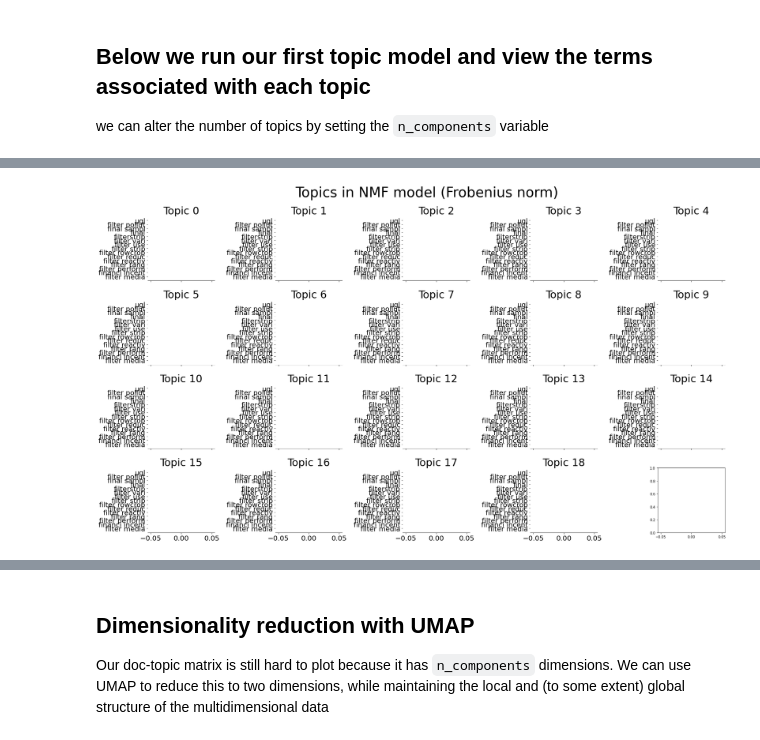
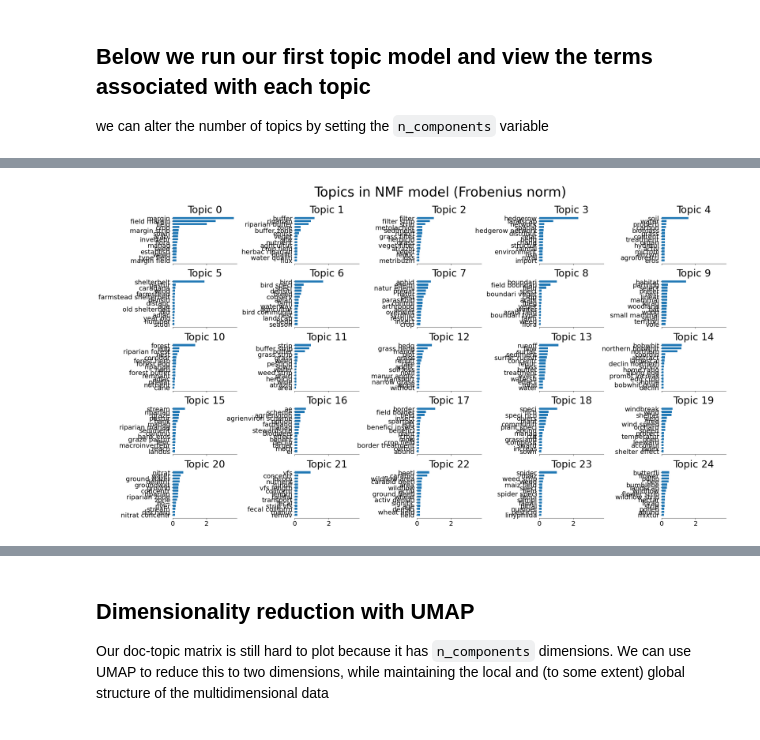
Before and after one commit to rootsandberries/weaving_buffer_strips, a Jupyter notebook: topic-model-lens.ipynb, the cells around one changed output, grey strips where cells are left out. Cells and saved outputs as stored; diff of their text form; code cells hidden in the pictures.

```diff
--- a/topic-model-lens.ipynb
+++ b/topic-model-lens.ipynb
@@ -10,7 +10,7 @@ import numpy as np
 # %% [markdown]
 ## First we load the dataset and do some cleaning
 # %%
-df = pd.read_csv('lens_bibcouple/data/20211019_rwbs_lens-export.csv')
+df = pd.read_csv('data/20211019_rwbs_lens-export.csv')
 print(df.shape)
 print(df.columns)
 
@@ -82,27 +82,30 @@ def tokenize(text):
     tokens = [i for i in tokens if len(i) > 2 and len(i) < 100]
     return tokens
 
+stemmer = SnowballStemmer("english")
+
 class snowball_stemmer(object):
     def __init__(self):
-        self.stemmer = SnowballStemmer("english")
+        self.stemmer = stemmer
+        self.stoplist = nltk.corpus.stopwords.words("english")
     def __call__(self, doc):
-        return [self.stemmer.stem(t) for t in tokenize(doc)]
+        return [self.stemmer.stem(t) for t in tokenize(doc) if t not in self.stoplist]
 
 tokenizer = snowball_stemmer()
 stoplist = set(nltk.corpus.stopwords.words("english"))
 
 # Extracting tf-idf features for NMF
 tfidf_vectorizer = TfidfVectorizer(
-    max_df=0.95, min_df=2, stop_words="english", ngram_range=(1,2),
-    tokenizer=tokenizer
+    max_df=0.95, min_df=2, ngram_range=(1,2),
+    tokenizer=tokenizer, token_pattern=None
 )
 tfidf = tfidf_vectorizer.fit_transform(df['Abstract'])
 
 
 # Use tf (raw term count) features for LDA.
 tf_vectorizer = CountVectorizer(
-    max_df=0.95, min_df=2, stop_words="english"
+    max_df=0.95, min_df=2, tokenizer=tokenizer, token_pattern=None
 )
-tf = tfidf_vectorizer.fit_transform(df['Abstract'])
+tf = tf_vectorizer.fit_transform(df['Abstract'])
 tf.shape
 # %% [output]
@@ -166,22 +169,22 @@ for n_components in [5,10,15,20]:
 # %%
-n_components = 19
+n_components = 25
 n_top_words = 15
 
 # He we define our model and its parameters
-nmf = NMF(n_components=n_components, random_state=1, alpha_W=0.1, l1_ratio=0.5)
+nmf = NMF(n_components=n_components, random_state=1, l1_ratio=0.5)
 
 # Now we fit the model on the data and return the document-topic matrix we call W
 W = nmf.fit_transform(tfidf)
 tfidf_feature_names = tfidf_vectorizer.get_feature_names_out()
 
 # We save the results as csvs
 np.savetxt(f"tm-results/nmf_W_{n_components}.csv", W, delimiter=",")
 np.savetxt(f"tm-results/nmf_H_{n_components}.csv", nmf.components_, delimiter=",")
 np.savetxt(f"tm-results/features_{n_components}.csv", tfidf_feature_names, delimiter = ",", fmt='%s')
 
 # Now we plot the topic words
 t_titles = plot_top_words(
     nmf, tfidf_feature_names, n_top_words, "Topics in NMF model (Frobenius norm)", n_components
 )
 # %% [output]
-[figure, old version]
+[figure, new version]
```
Also changed, not shown: parts of 8 cells of this notebook, 2 other files.
